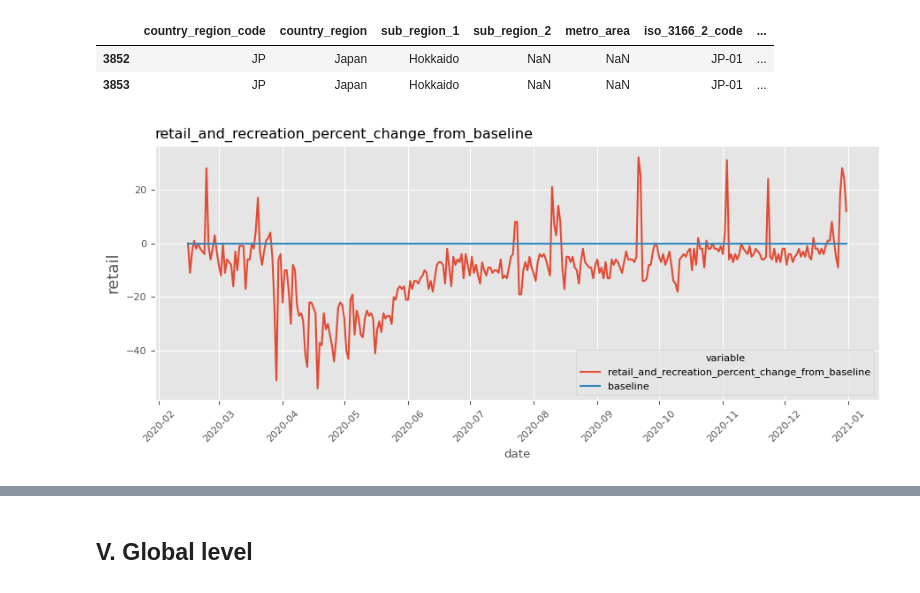
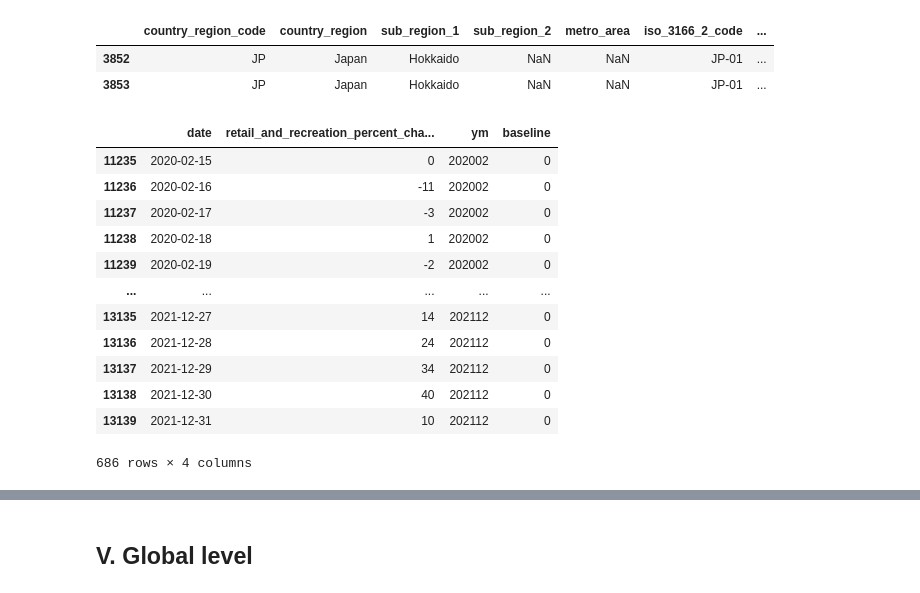
Before and after one commit to Nampq281/ts_demand_sale_forecast, a Jupyter notebook: model_run.ipynb, the cells around one changed output, grey strips where cells are left out. Drawn from its saved outputs; the diff is of its cells as text; code cells hidden in the pictures.

```diff
--- a/model_run.ipynb
+++ b/model_run.ipynb
@@ -963,12 +1019,17 @@ covid_mobility = df_covid[filter_area][['sub_region_1',
          ]]
-# %%
-test = df_covid[df_covid['sub_region_1'].isin(['Saitama'])][['date', 'retail_and_recreation_percent_change_from_baseline']]
-test['date'] = pd.to_datetime(test['date'])
-test['baseline'] = 0
-test2 = pd.melt(test, ['date'])
-plot_ts(test2, x='date', y='value',
-       title='retail_and_recreation_percent_change_from_baseline',
-       x_label='date', y_label='retail',
-       hue='variable')
-# %% [output]
-[figure, removed]
+# %%
+test
+# %% [output]
+|  | date | retail_and_recreation_percent_cha... | ym | baseline |
+| 11235 | 2020-02-15 | 0 | 202002 | 0 |
+| 11236 | 2020-02-16 | -11 | 202002 | 0 |
+| 11237 | 2020-02-17 | -3 | 202002 | 0 |
+| 11238 | 2020-02-18 | 1 | 202002 | 0 |
+| 11239 | 2020-02-19 | -2 | 202002 | 0 |
+| ... | ... | ... | ... | ... |
+| 13135 | 2021-12-27 | 14 | 202112 | 0 |
+| 13136 | 2021-12-28 | 24 | 202112 | 0 |
+| 13137 | 2021-12-29 | 34 | 202112 | 0 |
+| 13138 | 2021-12-30 | 40 | 202112 | 0 |
+| 13139 | 2021-12-31 | 10 | 202112 | 0 |
+686 rows × 4 columns
```
Also changed, not shown: parts of 49 cells of this notebook.
